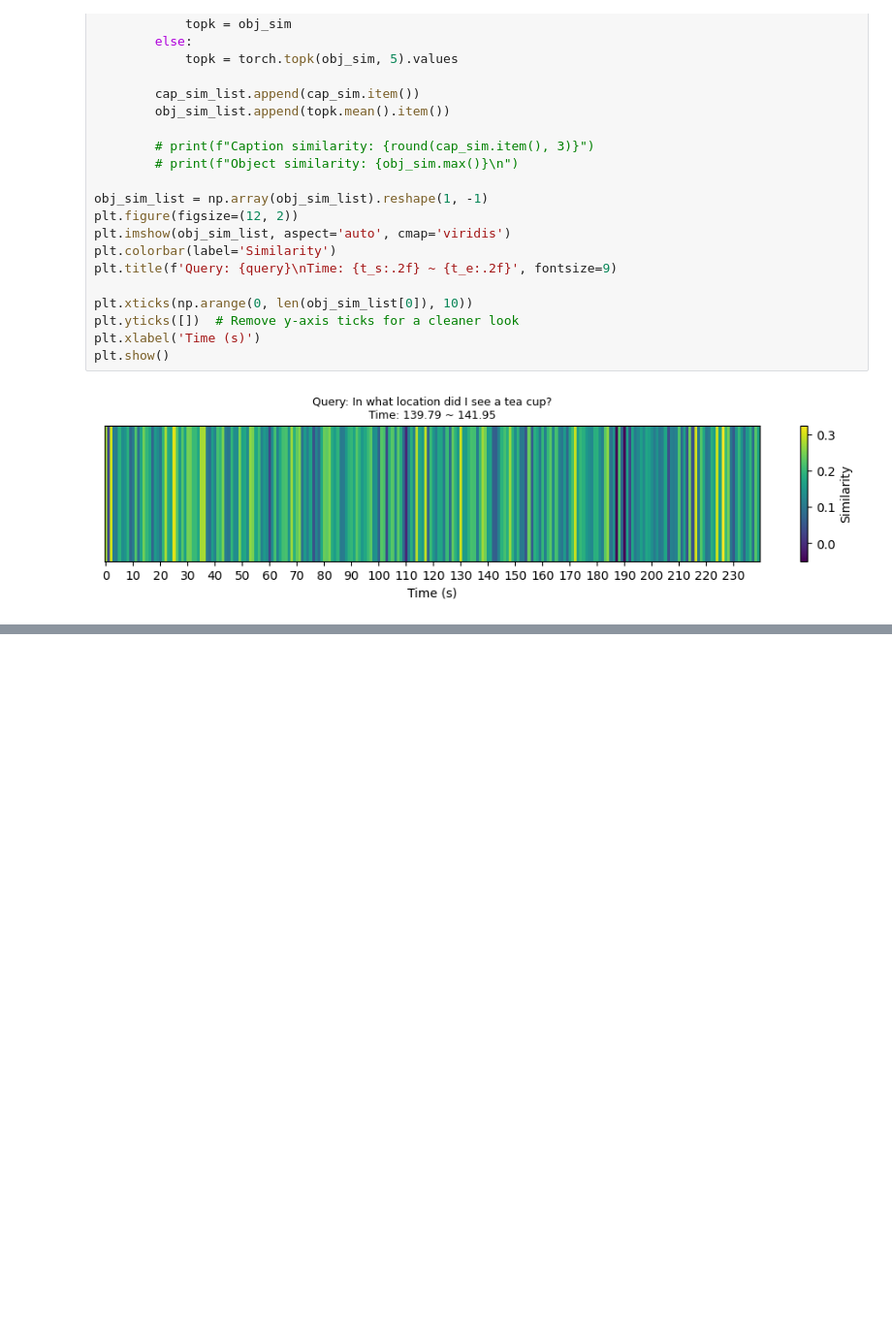
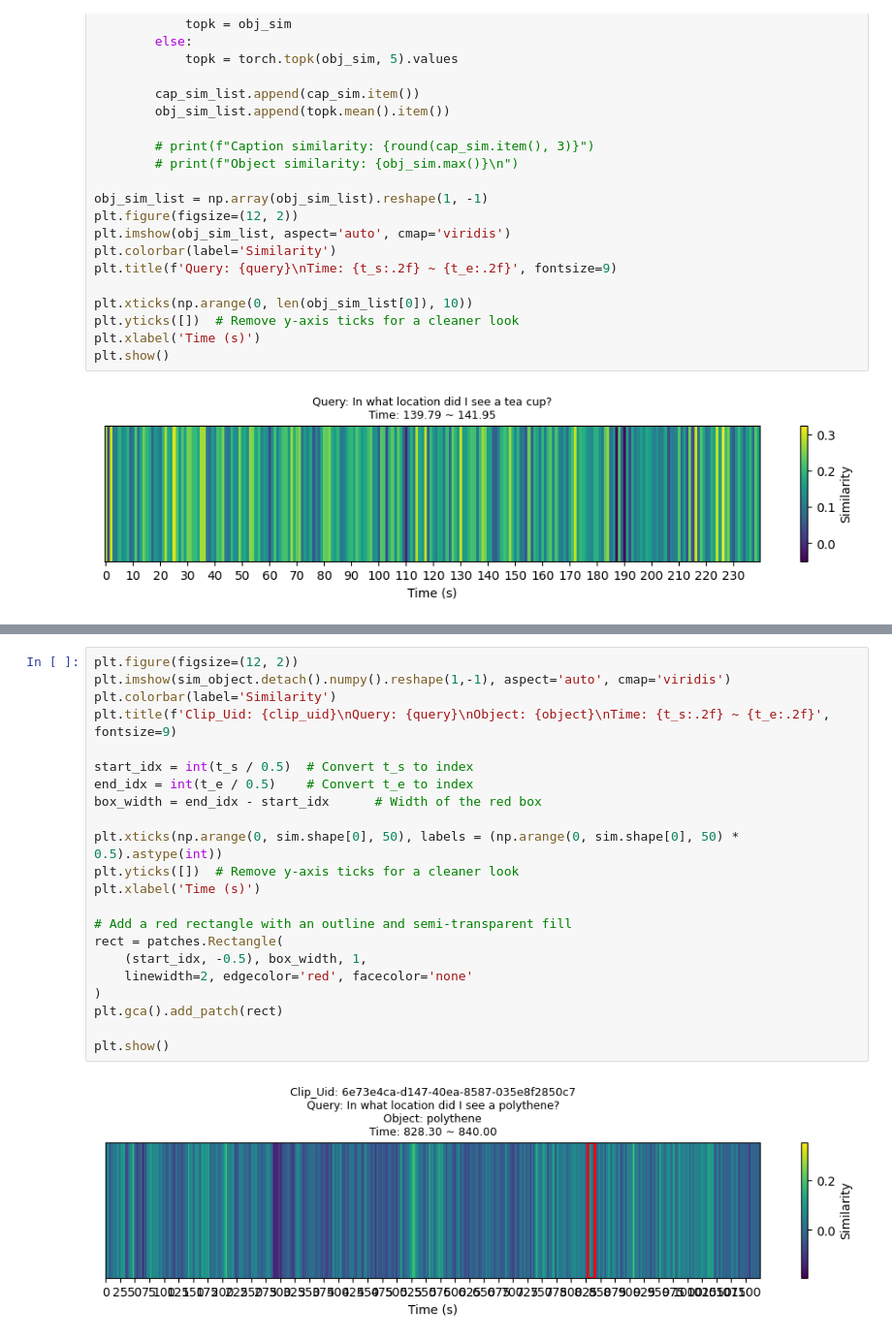
Before and after one commit to soyeonhong/nlq_lightning, a Jupyter notebook: notebooks/egovlp_object.ipynb, the cells around one changed output, grey strips where cells are left out. Shown at 97% size. Drawn from its saved outputs; the diff is of its cells as text; blank space fills up the shorter version.

```diff
--- a/notebooks/egovlp_object.ipynb
+++ b/notebooks/egovlp_object.ipynb
@@ -306,0 +376,24 @@ plt.show()
+# %%
+plt.figure(figsize=(12, 2))
+plt.imshow(sim_object.detach().numpy().reshape(1,-1), aspect='auto', cmap='viridis')
+plt.colorbar(label='Similarity')
+plt.title(f'Clip_Uid: {clip_uid}\nQuery: {query}\nObject: {object}\nTime: {t_s:.2f} ~ {t_e:.2f}', fontsize=9)
+
+start_idx = int(t_s / 0.5)  # Convert t_s to index
+end_idx = int(t_e / 0.5)    # Convert t_e to index
+box_width = end_idx - start_idx      # Width of the red box
+
+plt.xticks(np.arange(0, sim.shape[0], 50), labels = (np.arange(0, sim.shape[0], 50) * 0.5).astype(int))
+plt.yticks([])  # Remove y-axis ticks for a cleaner look
+plt.xlabel('Time (s)')
+
+# Add a red rectangle with an outline and semi-transparent fill
+rect = patches.Rectangle(
+    (start_idx, -0.5), box_width, 1,
+    linewidth=2, edgecolor='red', facecolor='none'
+)
+plt.gca().add_patch(rect)
+
+plt.show()
+# %% [output]
+[figure, added]
```
Also changed, not shown: parts of 3 cells of this notebook, 2 other files.
